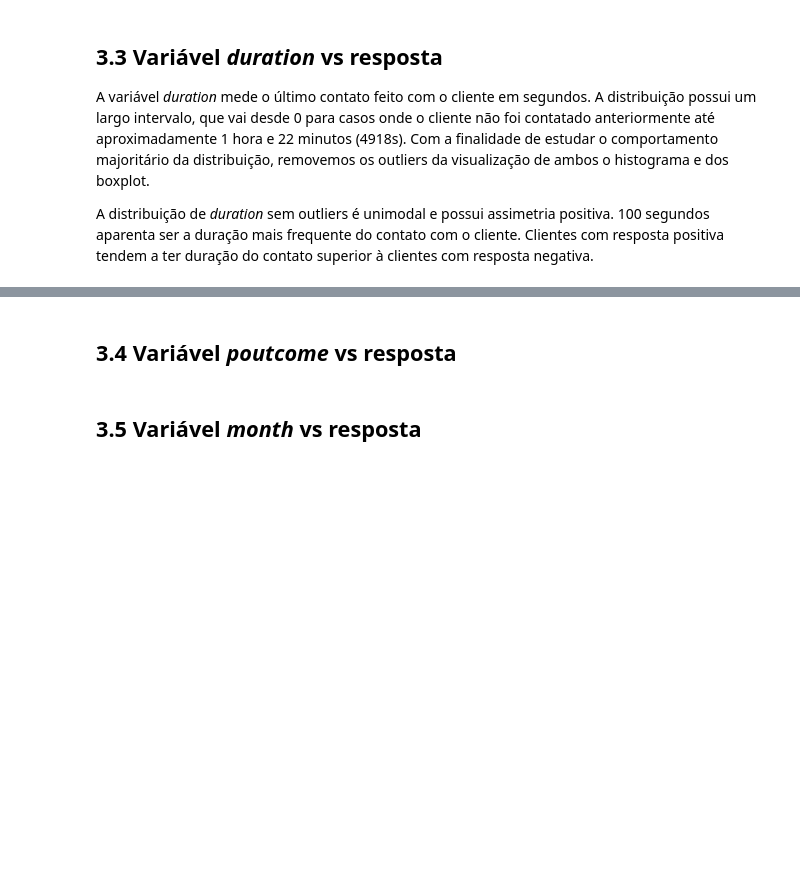
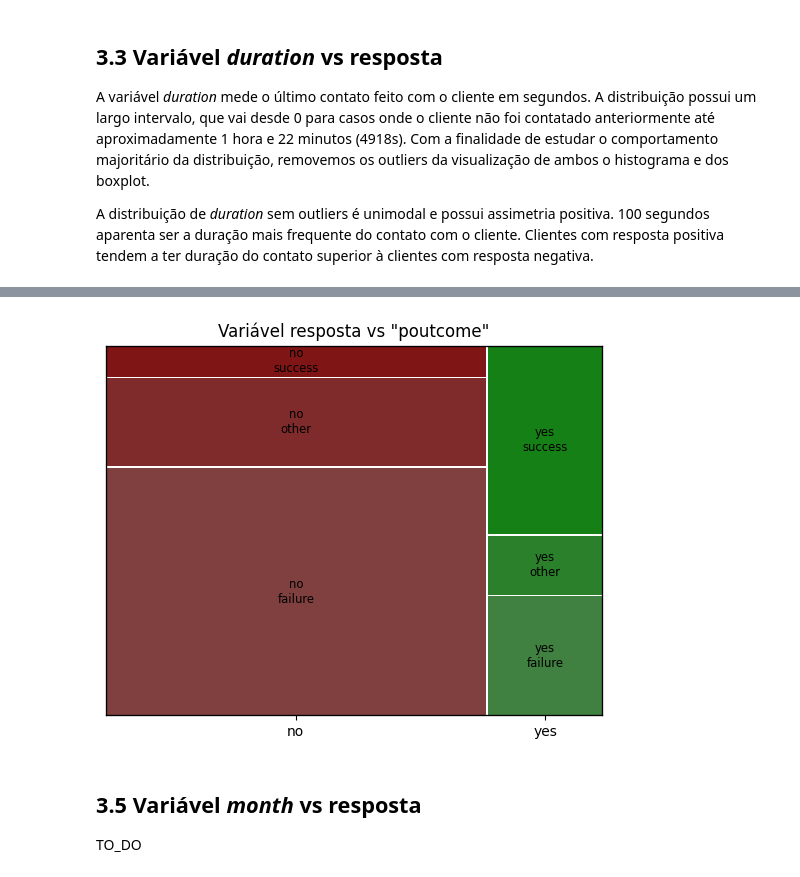
Before and after one commit to BPRateiro/Banking-Dataset, a Jupyter notebook: notebooks/0.0-bpr-eda.ipynb, the cells around one changed output, grey strips where cells are left out. Saved outputs shown, nothing was run; the diff lists cells and outputs as text; code cells hidden in the pictures; blank space fills up the shorter version.

Commit message:
Variável *poutcome* vs resposta

```diff
--- a/notebooks/0.0-bpr-eda.ipynb
+++ b/notebooks/0.0-bpr-eda.ipynb
@@ -431,4 +436,26 @@ histograma_boxplot('duration', destaque_esq=[3], outliers=False)
+# %%
+def mosaico(var_categorica, unknown=False, indices_destaque=[]):
+    """Constrói um mosaico de variáveis categóricas"""
+    # Selecionar o DataFrame apropriado
+    if unknown:
+        df = bronze_train
+    else:
+        df = bronze_train[(bronze_train[var_categorica] != 'unknown') & (bronze_train['y'] != 'unknown')]
+
+    # Criar o gráfico de mosaico para as duas variáveis categóricas
+    mosaic(df, ['y', var_categorica])
+    plt.xlabel(None)
+    plt.ylabel(None)
+    plt.xticks([])
+    plt.yticks([])
+    plt.title(f'Variável resposta vs "{var_categorica}"')
+    plt.show()
+
+# Chamada de função exemplo
+mosaico('poutcome', unknown=False)
+# %% [output]
+[figure, added]
 # %% [markdown]
-## <a id='3_4'></a> 3.4 Variável *poutcome* vs resposta
+## <a id='3_5'></a> 3.5 Variável *month* vs resposta
+
+TO_DO
-# %% [markdown]
-## <a id='3_5'></a> 3.5 Variável *month* vs resposta
```
Also changed, not shown: parts of 5 cells of this notebook, 2 other files.
